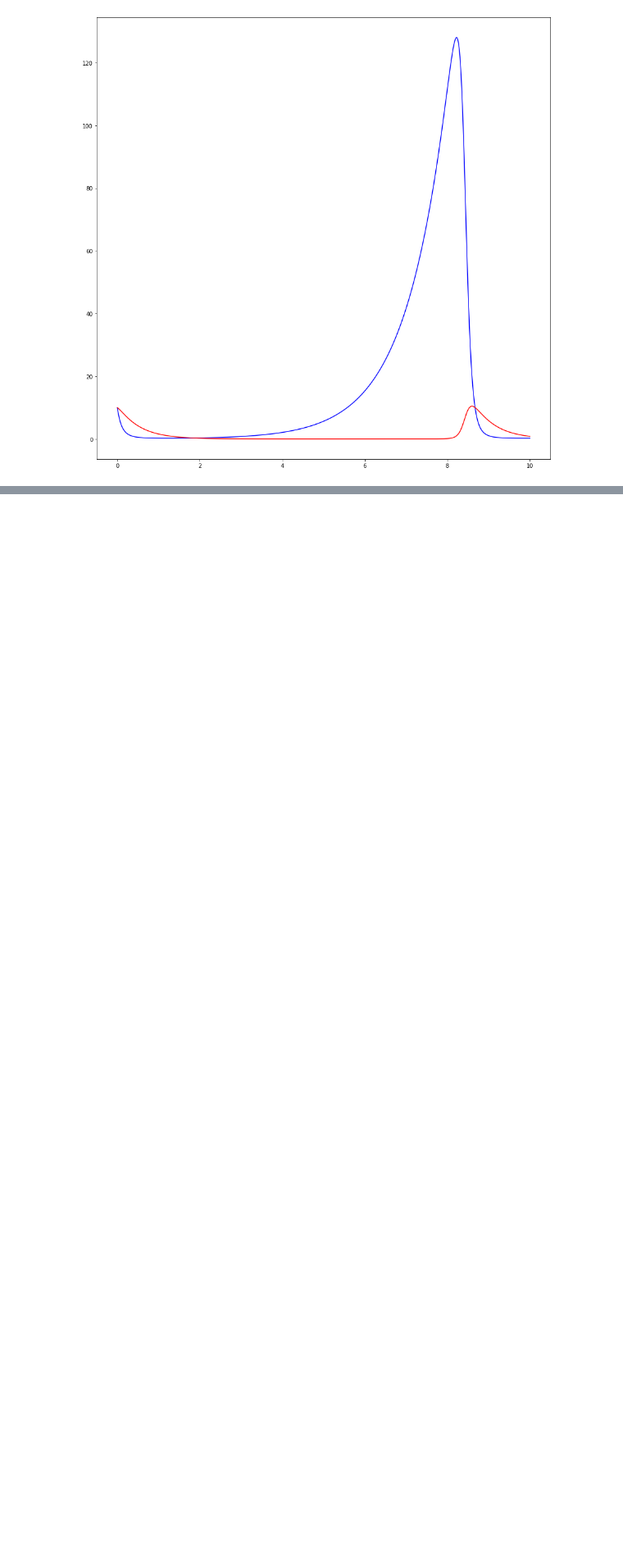
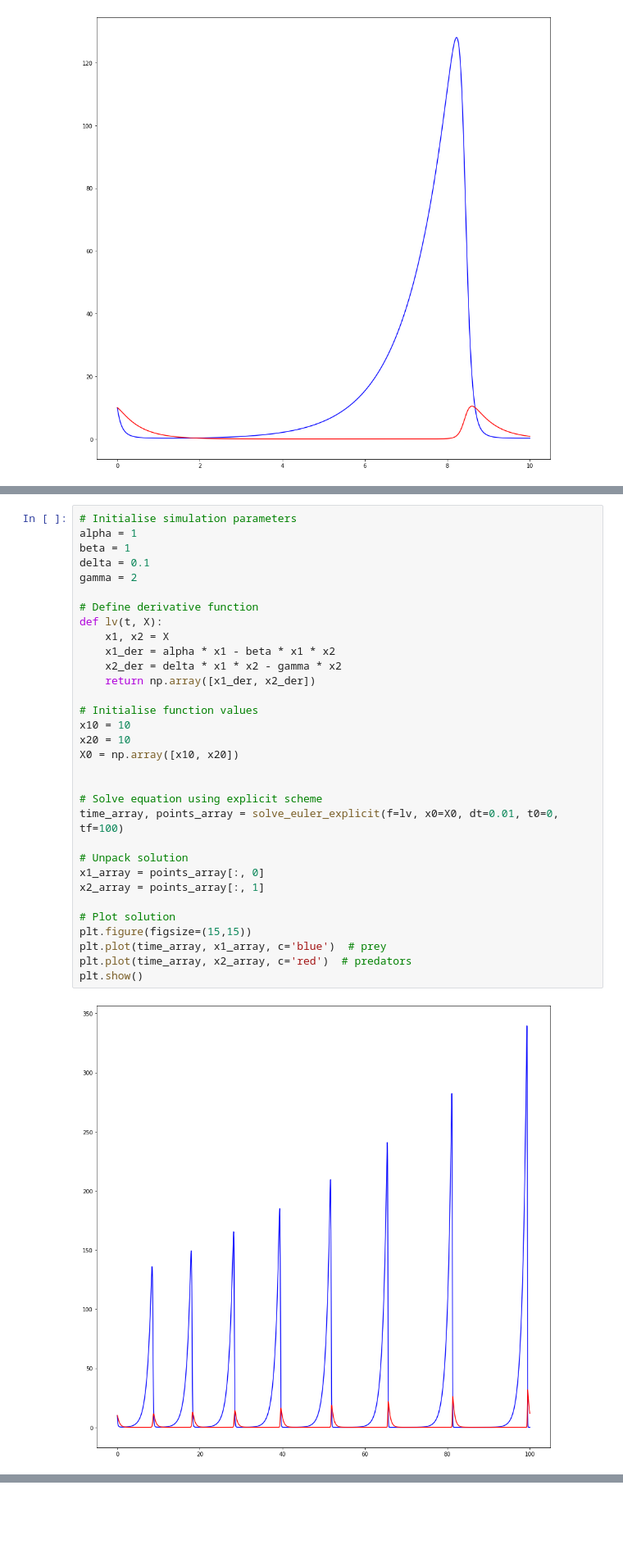
Before and after one commit to ahernot/UE11-equations-differentielles, a Jupyter notebook: réponses-final.ipynb, the cells around one changed output, grey strips where cells are left out. Shown at 82% size. Drawn from its saved outputs; the diff is of its cells as text; blank space fills up the shorter version.

```diff
--- a/réponses-final.ipynb
+++ b/réponses-final.ipynb
@@ -512,0 +520,34 @@ plt.show()
+# %%
+# Initialise simulation parameters
+alpha = 1
+beta = 1
+delta = 0.1
+gamma = 2
+
+# Define derivative function
+def lv(t, X):
+    x1, x2 = X
+    x1_der = alpha * x1 - beta * x1 * x2
+    x2_der = delta * x1 * x2 - gamma * x2
+    return np.array([x1_der, x2_der])
+
+# Initialise function values
+x10 = 10
+x20 = 10
+X0 = np.array([x10, x20])
+
+
+# Solve equation using explicit scheme
+time_array, points_array = solve_euler_explicit(f=lv, x0=X0, dt=0.01, t0=0, tf=100)
+
+# Unpack solution
+x1_array = points_array[:, 0]
+x2_array = points_array[:, 1]
+
+# Plot solution
+plt.figure(figsize=(15,15))
+plt.plot(time_array, x1_array, c='blue')  # prey
+plt.plot(time_array, x2_array, c='red')  # predators
+plt.show()
+# %% [output]
+[figure, added]
```
Also changed, not shown: parts of 24 cells of this notebook.
